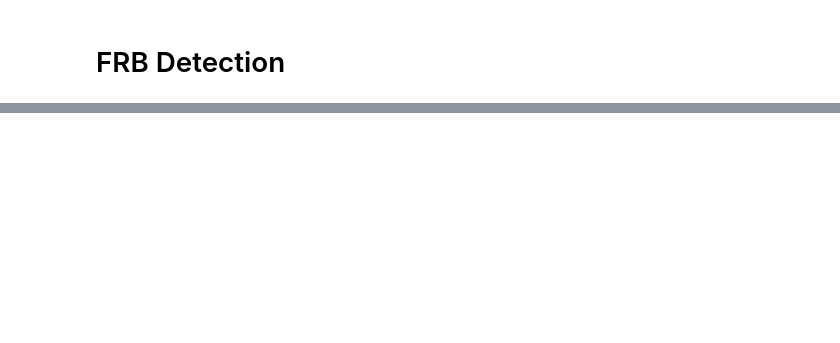
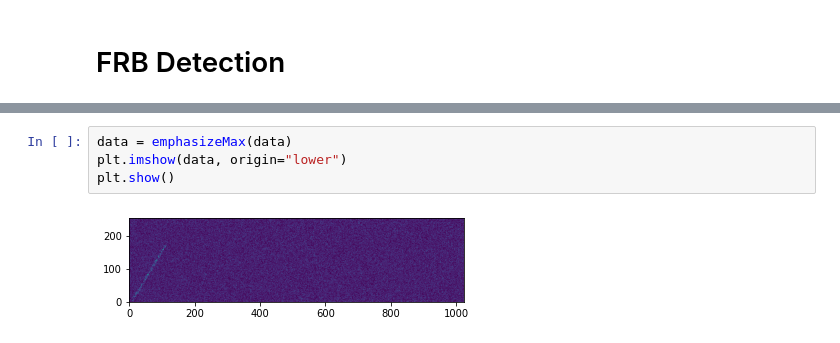
Before and after one commit to brandon-feder/BNL-FRB-Detection, a Jupyter notebook: generateData.ipynb, the cells around one changed output, grey strips where cells are left out. Saved outputs shown, nothing was run; the diff lists cells and outputs as text; blank space fills up the shorter version.

```diff
--- a/generateData.ipynb
+++ b/generateData.ipynb
@@ -97 +111,7 @@ def line_detection(data):
+# %%
+data = emphasizeMax(data)
+plt.imshow(data, origin="lower")
+plt.show()
+# %% [output]
+[figure, added]
 # %%
```
Also changed, not shown: parts of 7 cells of this notebook.
